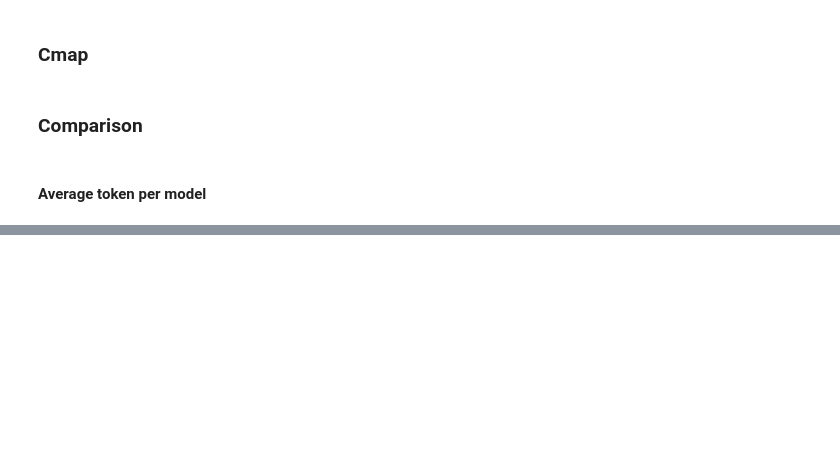
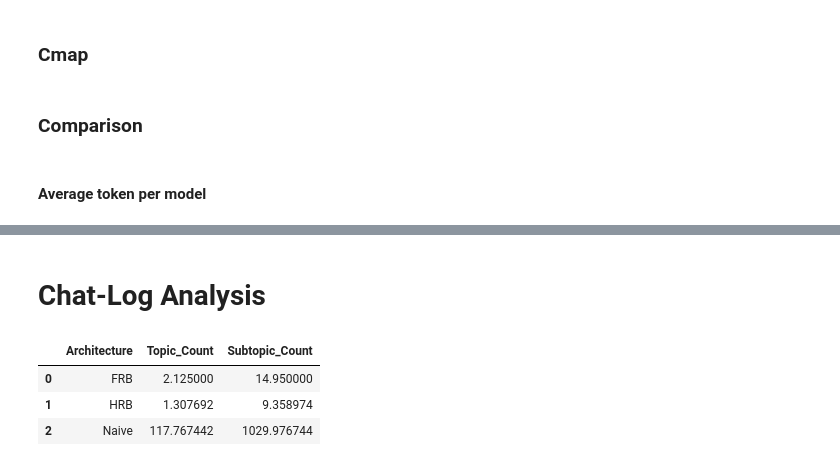
Before and after one commit to andreamurari/TesiMagistrale_NextQuerySuggestion, a Jupyter notebook: GeminiAPI_x_streamlit/token_usage_analysis.ipynb, the cells around one changed output, grey strips where cells are left out. Cells and saved outputs as stored; diff of their text form; code cells hidden in the pictures; blank space fills up the shorter version.

```diff
--- a/GeminiAPI_x_streamlit/token_usage_analysis.ipynb
+++ b/GeminiAPI_x_streamlit/token_usage_analysis.ipynb
@@ -356,0 +363,16 @@ display(evaluator_time_usage_df)
+# %% [markdown]
+# Chat-Log Analysis
+# %%
+chat_df = pd.read_csv('chat_logs.csv')
+topic_subtopic_per_architecture_df = chat_df.groupby('Architecture').agg({
+    'Topic_Count': 'mean',
+    'Subtopic_Count': 'mean'
+}).reset_index()
+
+display(topic_subtopic_per_architecture_df)
+chat_df.to_csv('analysis/chat_analysis.csv', index=False)
+# %% [output]
+|  | Architecture | Topic_Count | Subtopic_Count |
+| 0 | FRB | 2.125000 | 14.950000 |
+| 1 | HRB | 1.307692 | 9.358974 |
+| 2 | Naive | 117.767442 | 1029.976744 |
```
Also changed, not shown: parts of 8 cells of this notebook, 4 other files.
